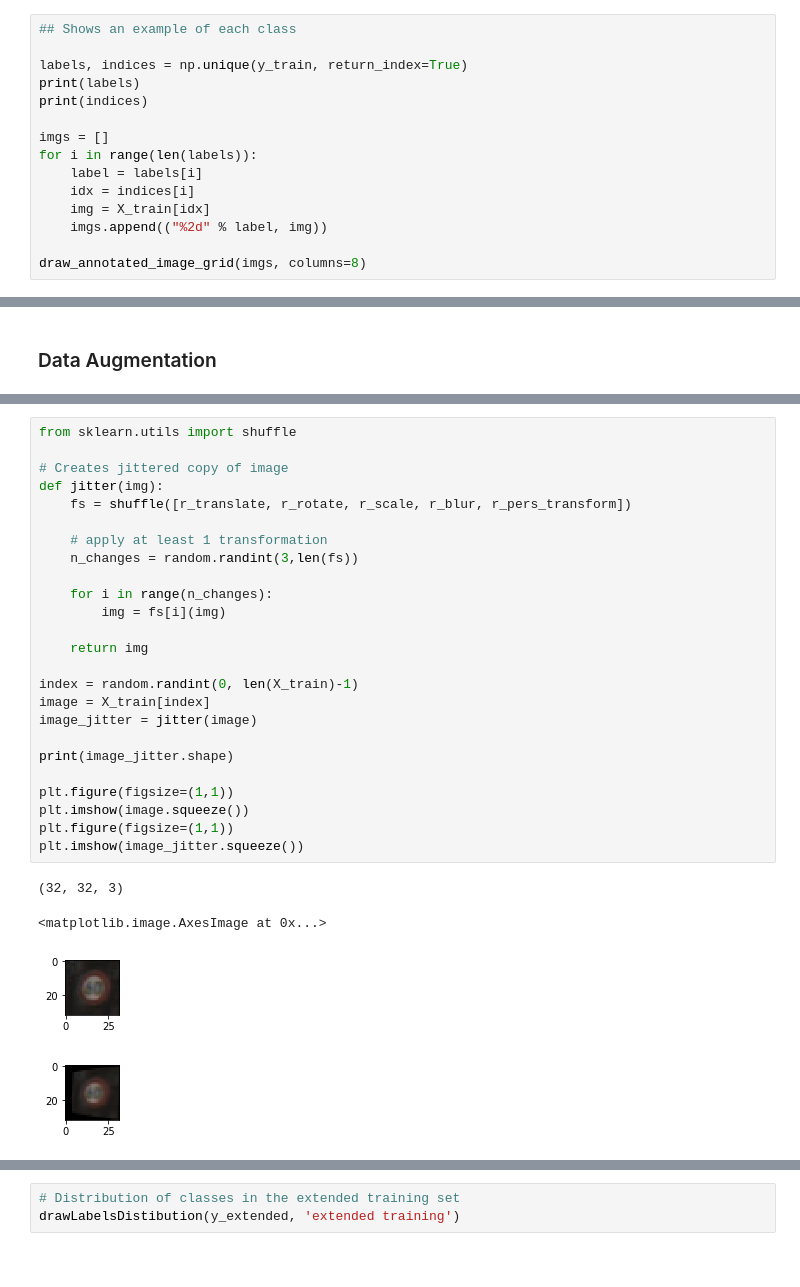
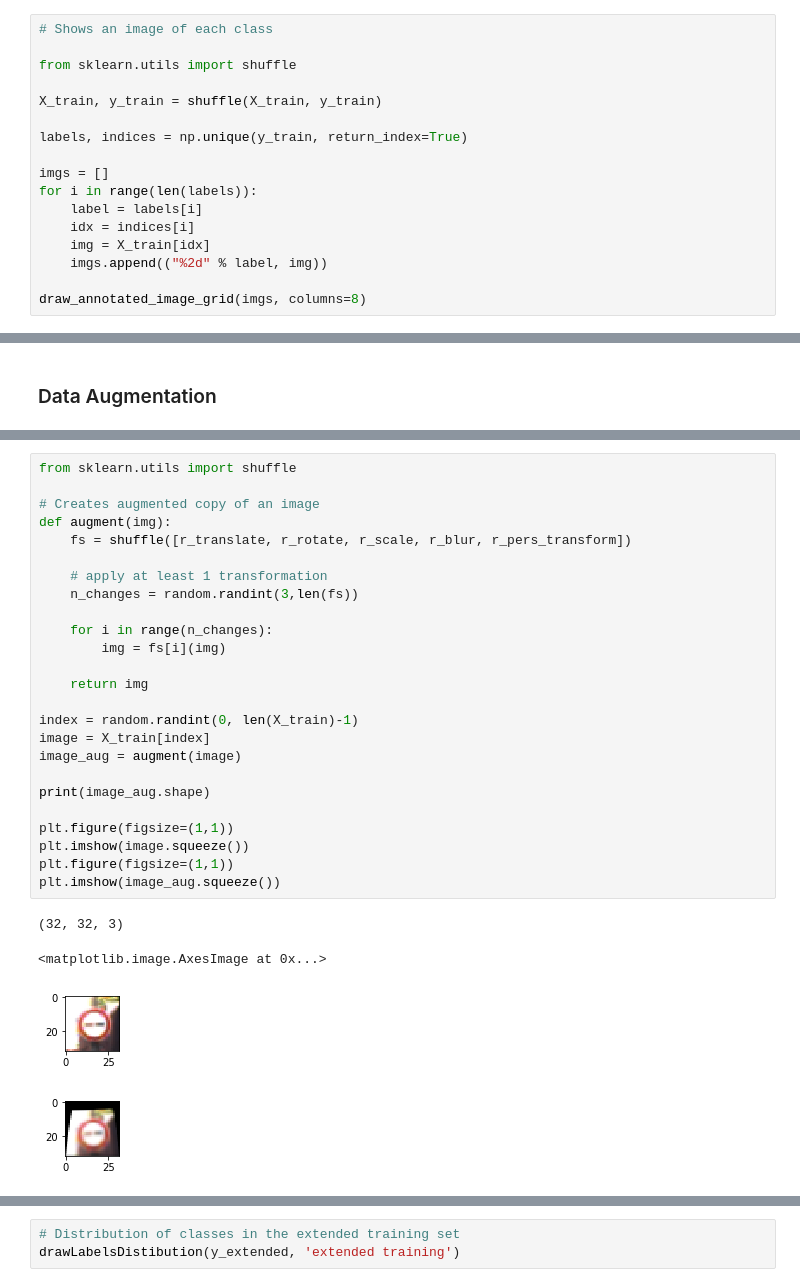
Before and after one commit to nyukhalov/CarND-Traffic-Sign-Classifier-Project, a Jupyter notebook: Traffic_Sign_Classifier.ipynb, the cells around one changed output, grey strips where cells are left out. Cells and saved outputs as stored; diff of their text form.

```diff
--- a/Traffic_Sign_Classifier.ipynb
+++ b/Traffic_Sign_Classifier.ipynb
@@ -176,11 +152,13 @@ def draw_annotated_image_grid(annotated_images, columns=3, fname=None):
     if fname is not None:
         plt.savefig(fname, bbox_inches='tight')
 # %%
-## Shows an example of each class
+# Shows an image of each class
+
+from sklearn.utils import shuffle
+
+X_train, y_train = shuffle(X_train, y_train)
 
 labels, indices = np.unique(y_train, return_index=True)
-print(labels)
-print(indices)
 
 imgs = []
 for i in range(len(labels)):
@@ -393,31 +364,31 @@ plt.imshow(image_trans.squeeze())
 # %%
 from sklearn.utils import shuffle
 
-# Creates jittered copy of image
-def jitter(img):
+# Creates augmented copy of an image
+def augment(img):
     fs = shuffle([r_translate, r_rotate, r_scale, r_blur, r_pers_transform])
 
     # apply at least 1 transformation
     n_changes = random.randint(3,len(fs))
 
     for i in range(n_changes):
         img = fs[i](img)
 
     return img
 
 index = random.randint(0, len(X_train)-1)
 image = X_train[index]
-image_jitter = jitter(image)
+image_aug = augment(image)
 
-print(image_jitter.shape)
+print(image_aug.shape)
 
 plt.figure(figsize=(1,1))
 plt.imshow(image.squeeze())
 plt.figure(figsize=(1,1))
-plt.imshow(image_jitter.squeeze())
+plt.imshow(image_aug.squeeze())
 # %% [output]
 (32, 32, 3)
 <matplotlib.image.AxesImage at 0x...>
-[figure, old version]
+[figure, new version]
-[figure, old version]
+[figure, new version]
 # %%
```
Also changed, not shown: parts of 27 cells of this notebook.
